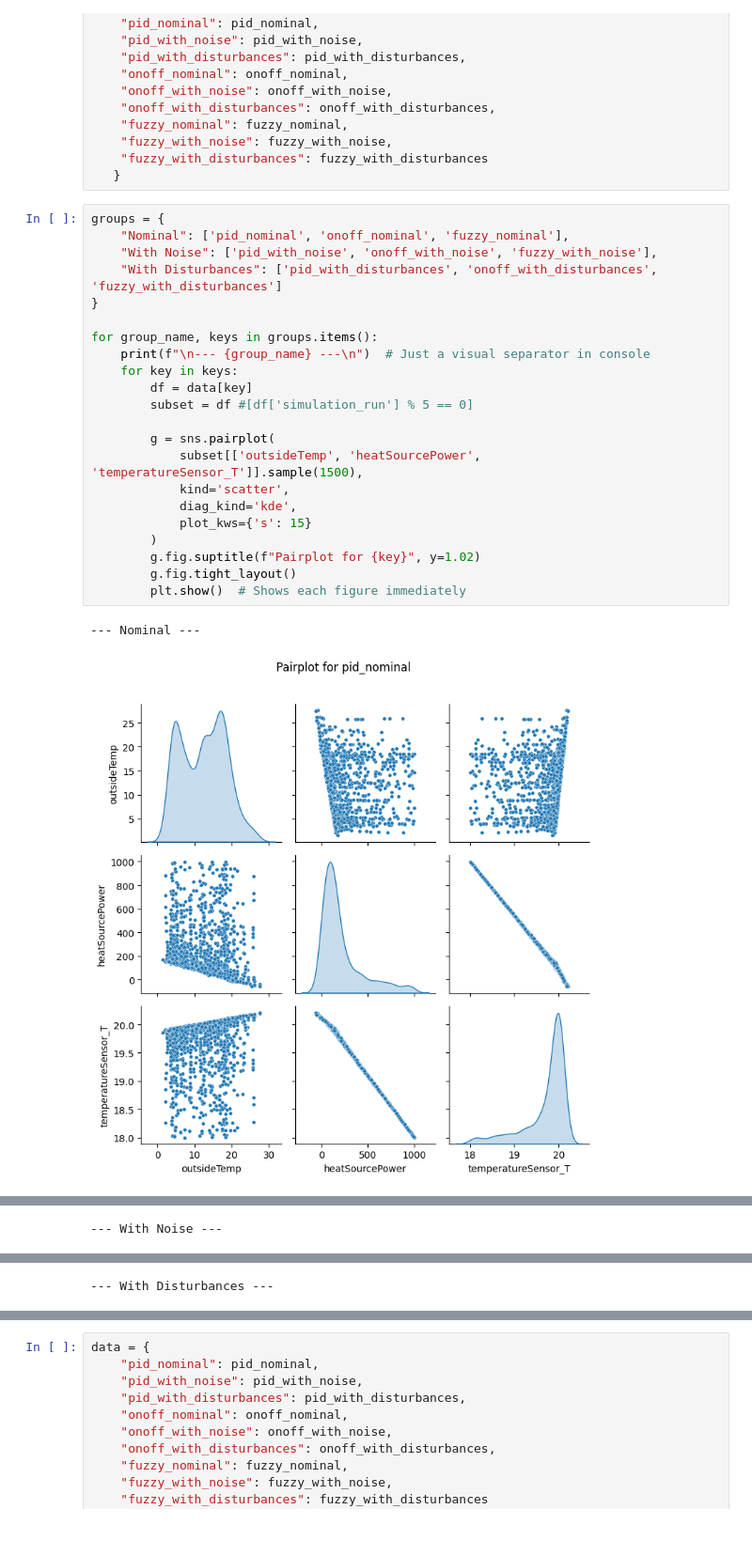
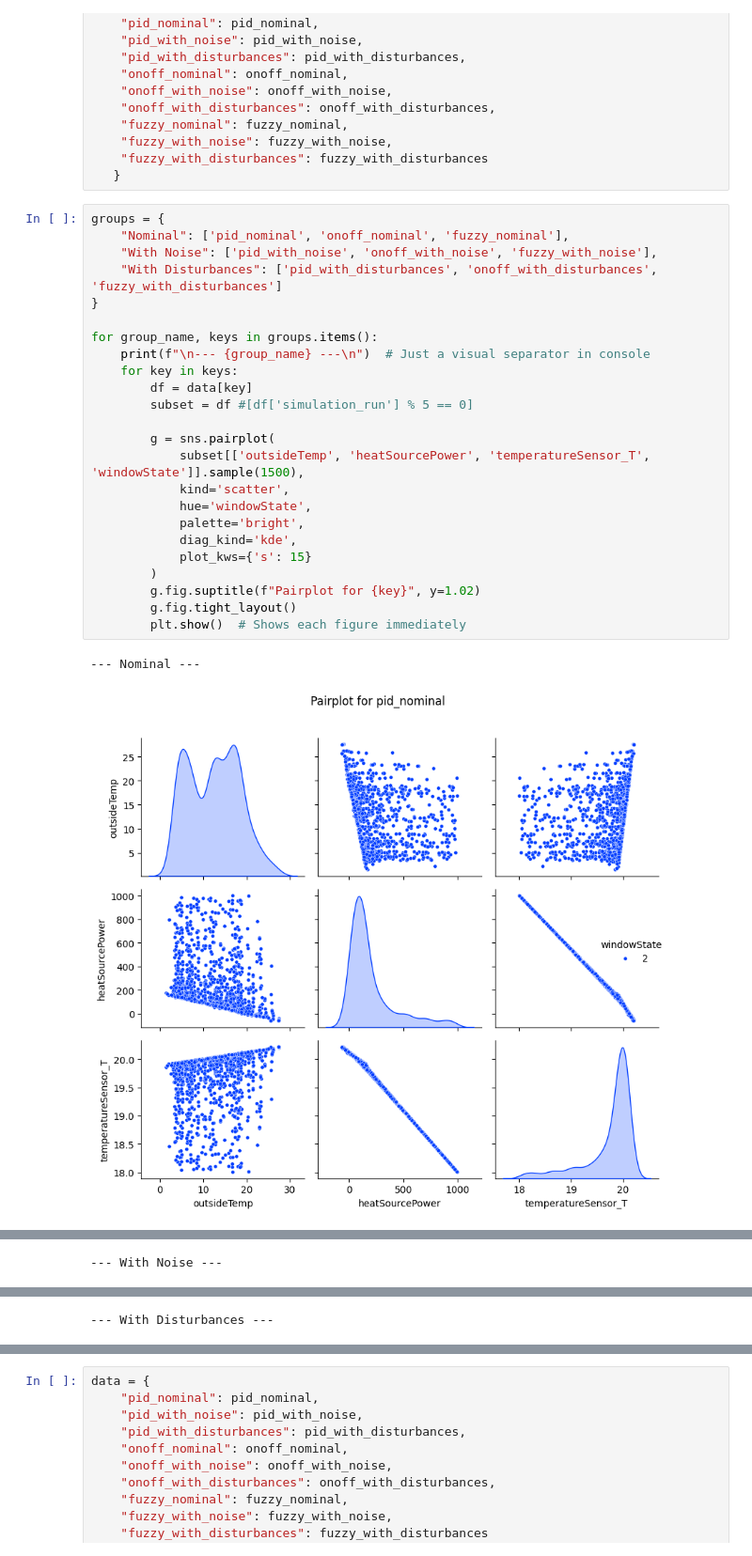
Before and after one commit to chiamara02/simulation_project, a Jupyter notebook: evaluation/correlations_plot.ipynb, the cells around one changed output, grey strips where cells are left out. Shown at 94% size. Drawn from its saved outputs; the diff is of its cells as text.

Commit message:
correlations plots

```diff
--- a/evaluation/correlations_plot.ipynb
+++ b/evaluation/correlations_plot.ipynb
@@ -29,25 +29,27 @@ data = {
 # %%
 groups = {
     "Nominal": ['pid_nominal', 'onoff_nominal', 'fuzzy_nominal'],
     "With Noise": ['pid_with_noise', 'onoff_with_noise', 'fuzzy_with_noise'],
     "With Disturbances": ['pid_with_disturbances', 'onoff_with_disturbances', 'fuzzy_with_disturbances']
 }
 
 for group_name, keys in groups.items():
     print(f"\n--- {group_name} ---\n")  # Just a visual separator in console
     for key in keys:
         df = data[key]
         subset = df #[df['simulation_run'] % 5 == 0]
 
         g = sns.pairplot(
-            subset[['outsideTemp', 'heatSourcePower', 'temperatureSensor_T']].sample(1500),
+            subset[['outsideTemp', 'heatSourcePower', 'temperatureSensor_T', 'windowState']].sample(1500),
             kind='scatter',
+            hue='windowState',
+            palette='bright',
             diag_kind='kde',
             plot_kws={'s': 15}
         )
         g.fig.suptitle(f"Pairplot for {key}", y=1.02)
         g.fig.tight_layout()
         plt.show()  # Shows each figure immediately
 # %% [output]
 --- Nominal ---
-[figure, old version]
+[figure, new version]
```
Also changed, not shown: parts of 1 cell of this notebook.
